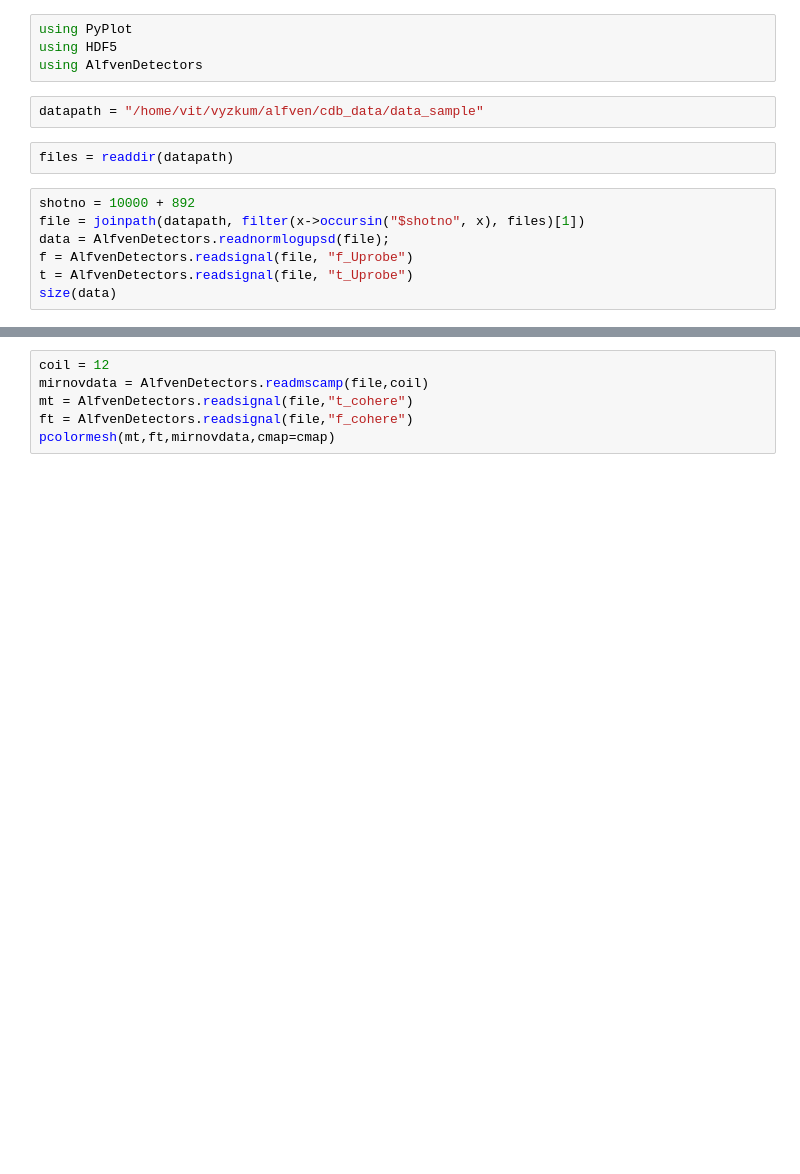
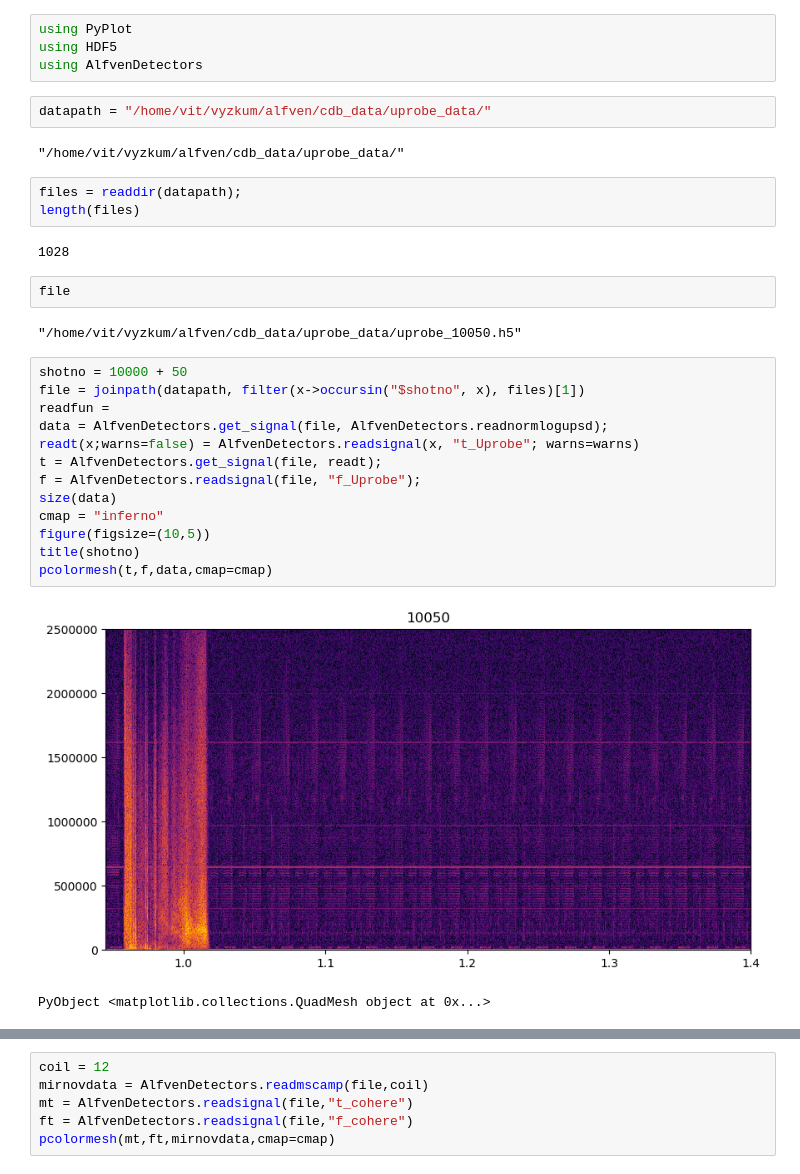
Before and after one commit to vitskvara/AlfvenDetectors.jl, a Jupyter notebook: notebooks/new_data.ipynb, the cells around one changed output, grey strips where cells are left out. Cells and saved outputs as stored; diff of their text form; blank space fills up the shorter version.

```diff
--- a/notebooks/new_data.ipynb
+++ b/notebooks/new_data.ipynb
@@ -3,14 +3,32 @@ using PyPlot
 using HDF5
 using AlfvenDetectors
 # %%
-datapath = "/home/vit/vyzkum/alfven/cdb_data/data_sample"
+datapath = "/home/vit/vyzkum/alfven/cdb_data/uprobe_data/"
+# %% [output]
+"/home/vit/vyzkum/alfven/cdb_data/uprobe_data/"
 # %%
-files = readdir(datapath)
+files = readdir(datapath);
+length(files)
+# %% [output]
+1028
+# %%
+file
+# %% [output]
+"/home/vit/vyzkum/alfven/cdb_data/uprobe_data/uprobe_10050.h5"
 # %%
-shotno = 10000 + 892
+shotno = 10000 + 50
 file = joinpath(datapath, filter(x->occursin("$shotno", x), files)[1])
-data = AlfvenDetectors.readnormlogupsd(file);
-f = AlfvenDetectors.readsignal(file, "f_Uprobe")
-t = AlfvenDetectors.readsignal(file, "t_Uprobe")
+readfun =
+data = AlfvenDetectors.get_signal(file, AlfvenDetectors.readnormlogupsd);
+readt(x;warns=false) = AlfvenDetectors.readsignal(x, "t_Uprobe"; warns=warns)
+t = AlfvenDetectors.get_signal(file, readt);
+f = AlfvenDetectors.readsignal(file, "f_Uprobe");
 size(data)
+cmap = "inferno"
+figure(figsize=(10,5))
+title(shotno)
+pcolormesh(t,f,data,cmap=cmap)
+# %% [output]
+[figure, added]
+PyObject <matplotlib.collections.QuadMesh object at 0x...>
 # %%
```
Also changed, not shown: parts of 1 cell of this notebook, 8 other files.
